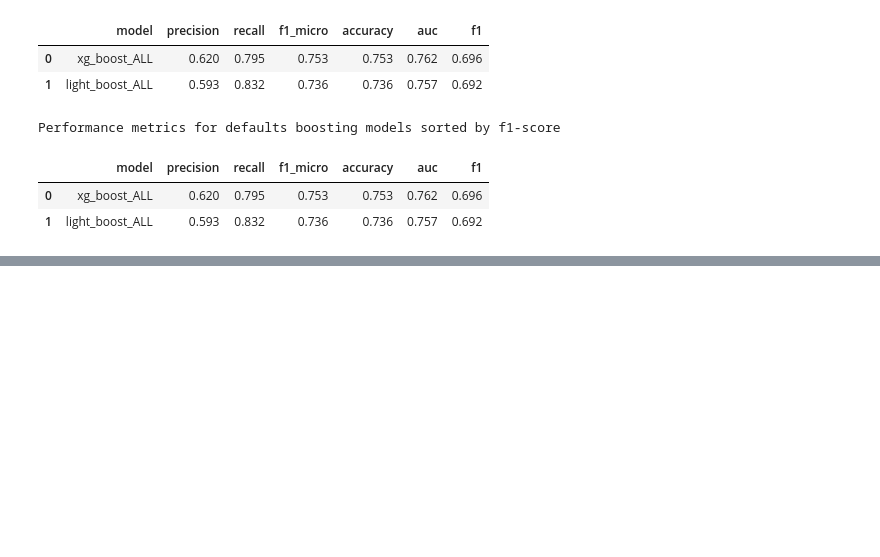
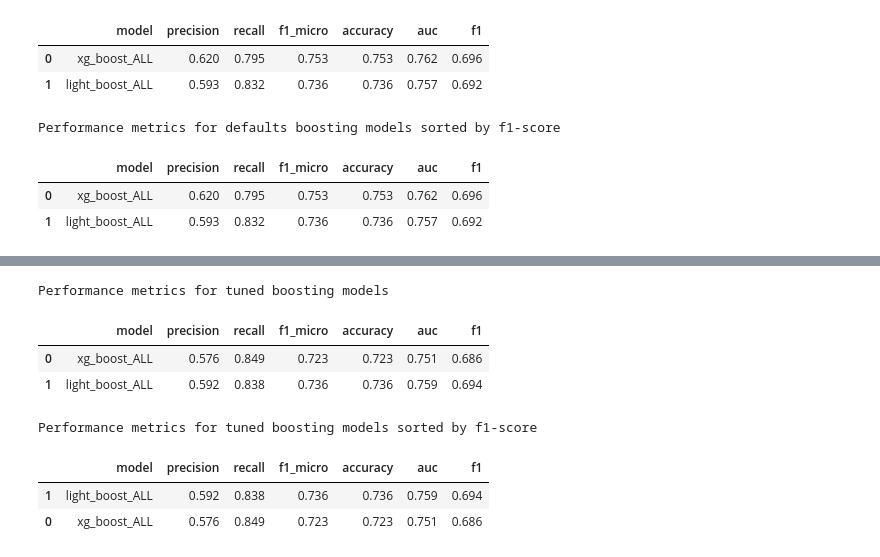
Before and after one commit to achmand/aml-crypto-graph, a Jupyter notebook: src/2.6_experiment_results.ipynb, the cells around one changed output, grey strips where cells are left out. Drawn from its saved outputs; the diff is of its cells as text; code cells hidden in the pictures; blank space fills up the shorter version.

```diff
--- a/src/2.6_experiment_results.ipynb
+++ b/src/2.6_experiment_results.ipynb
@@ -118,0 +136,18 @@ Performance metrics for defaults boosting models sorted by f1-score
+# %%
+# dataframe with all the perfomance metrics
+print("Performance metrics for tuned boosting models")
+tuned_metrics_df = results_table(tuned_results)
+display(tuned_metrics_df)
+
+# sorted by f1 score/home/delinvas/repos/aml-crypto-graph/src/cryptoaml/datareader/_elliptic_dr.py
+print("Performance metrics for tuned boosting models sorted by f1-score")
+display(tuned_metrics_df.sort_values("f1", ascending=False))
+# %% [output]
+Performance metrics for tuned boosting models
+|  | model | precision | recall | f1_micro | accuracy | auc | f1 |
+| 0 | xg_boost_ALL | 0.576 | 0.849 | 0.723 | 0.723 | 0.751 | 0.686 |
+| 1 | light_boost_ALL | 0.592 | 0.838 | 0.736 | 0.736 | 0.759 | 0.694 |
+Performance metrics for tuned boosting models sorted by f1-score
+|  | model | precision | recall | f1_micro | accuracy | auc | f1 |
+| 1 | light_boost_ALL | 0.592 | 0.838 | 0.736 | 0.736 | 0.759 | 0.694 |
+| 0 | xg_boost_ALL | 0.576 | 0.849 | 0.723 | 0.723 | 0.751 | 0.686 |
```
Also changed, not shown: parts of 5 cells of this notebook, 6 other files.
